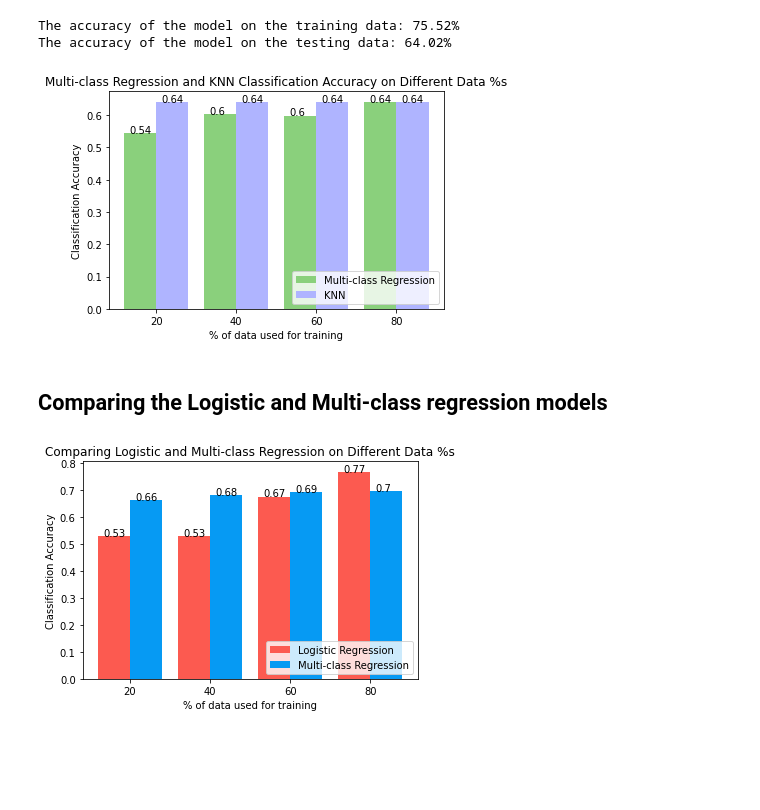
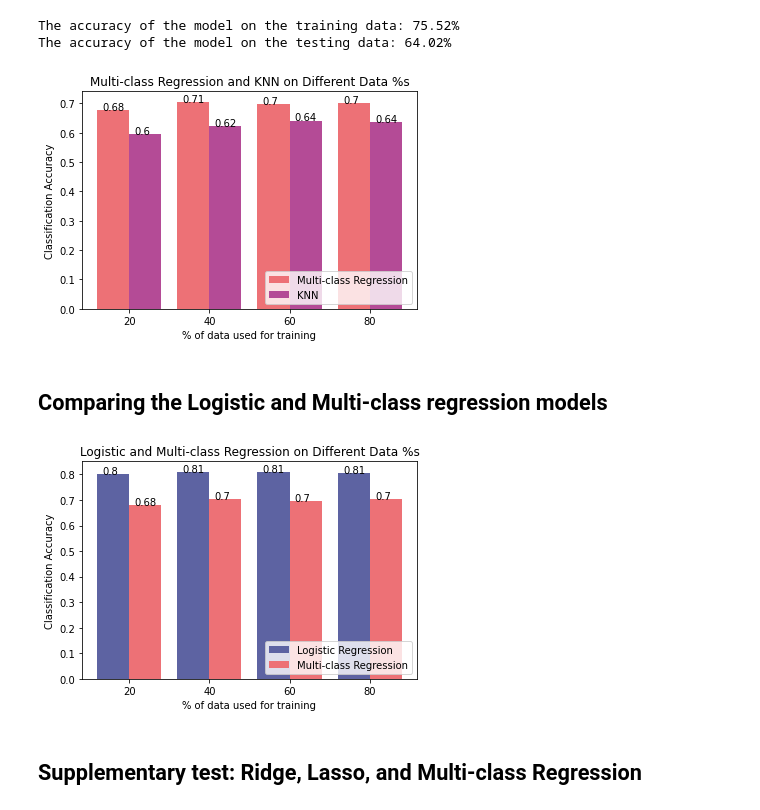
Before and after one commit to faithrts/ML-Intro, a Jupyter notebook: A2_Draft.ipynb, the cells around one changed output. Saved outputs shown, nothing was run; the diff lists cells and outputs as text; code cells hidden in the pictures; blank space fills up the shorter version.

```diff
--- a/A2_Draft.ipynb
+++ b/A2_Draft.ipynb
@@ -1020,26 +1145,26 @@ def comparative_bar_plot(model_one_values, model_two_values, model, percentages)
     title = model + ' and KNN ' + relevant_metric + ' on Different Data %s'
     model_one = model
     model_two = "KNN"
-    col_one = 'r'
-    col_two = 'b'
+    col_one = '#5D63A2'
+    col_two = '#b44b96'
 
   elif model == "Multi-class Regression":
     relevant_metric = "Classification Accuracy"
-    title = model + ' and KNN ' + relevant_metric + ' on Different Data %s'
+    title = model + ' and KNN on Different Data %s'
     model_one = model
     model_two = "KNN"
-    col_one = '#8ad07c'
-    col_two = '#AFB4FF'
+    col_one = '#ED7176'
+    col_two = '#b44b96'
 
   # we assume logistic regression is always model_one, if it's one of the two
   # models being considered
   elif model == "Both":
     relevant_metric = 'Classification Accuracy'
-    title = 'Comparing Logistic and Multi-class Regression on Different Data %s'
+    title = 'Logistic and Multi-class Regression on Different Data %s'
     model_one = "Logistic Regression"
     model_two = "Multi-class Regression"
-    col_one = '#fc5a50'
-    col_two = '#069af3'
+    col_one = '#5D63A2'
+    col_two = '#ED7176'
 
   N = np.arange(len(percentages))
 
@@ -1104,9 +1238,10 @@ def evaluate_log_acc(x_train, y_train, x_test, y_test, silent = True, learning_r
   return train_acc, test_acc
 # %%
-def evaluate_mult_acc(x_train, y_train, x_test, y_test, silent = True, learning_rate = 0.001):
+def evaluate_mult_acc(x_train, y_train, x_test, y_test, x_valid = None, y_valid = None, maxiter = 1000, silent = True):
   D = x_train.shape[1]
   C = y_train.shape[1]
-  multi_reg = MultinomialLogistic(D, C).fit(x_train, y_train, lr = learning_rate)
+
+  multi_reg, losses, validlosses = MultinomialLogistic(D, C).fit(x_train, y_train, x_valid = x_valid, y_valid = y_valid, lr = 0.001, niter = maxiter, graphing = True)
 
   # the following returns the probability of each class
   y_train_prob = multi_reg.predict(x_train)
@@ -1124,8 +1259,26 @@ def evaluate_mult_acc(x_train, y_train, x_test, y_test, silent = True, learning_
   test_acc = evaluate_acc(y_test_pred, y_test_unencode)
 
   if not silent:
-    # print(f'The learning rate is {learning_rate}')
     print("The accuracy of the model on the training data: " + str(round((train_acc * 100), 2)) + "%")
     print("The accuracy of the model on the testing data: " + str(round((test_acc * 100), 2)) + "%")
 
+    #plotting
+    losses = losses[losses!=0] #eliminates empty losses when stopping criteria is met (ie the zeroes (non initialized losses) are not graphed)
+
+    plt.figure(figsize=(8,4))
+    plt.plot(np.array(range(len(losses))), losses/x_train.shape[0], label='Training cross-entropy loss', color = '#ED7176')
+    plt.ylabel("Cross-entropy loss")
+    plt.xlabel("Iteration")
+    plt.title("Loss Convergence of Multi-class Logistic Regression")
+
+    plt.legend()
+
+  if np.any(validlosses!=0):
+    validlosses= validlosses[validlosses!=0]
+    optimal_niter = validlosses.argmin() #used to graph a vertical line showing where minimum validation loss is achieved
+    plt.axvline(x=optimal_niter, label=f"Minimum CE loss at {optimal_niter} iterations", color = '#8A84E2')
+    plt.plot(np.array(range(len(validlosses))), validlosses/x_valid.shape[0], label='Validation cross-entropy loss', color = '#79BEEE')
+
+    plt.legend()
+
   return train_acc, test_acc
@@ -1149,7 +1302,7 @@ def knn_compare_mult_acc(x_train, y_train, x_test, y_test):
   mult_acc = evaluate_mult_acc(x_train, y_train, x_test, y_test)[1]
 
   ''' using knn '''
-  knn_acc = run_KNN(x_train, y_train, x_test, y_test)[1]
+  knn_acc = encoded_run_KNN(x_train, y_train, x_test, y_test)[1]
 
   return mult_acc, knn_acc
 # %%
@@ -1378,19 +1664,21 @@ The accuracy of the model on the testing data: 64.02%
 # %%
 ### comparing multiclass and knn on different train data %s
 
-mult_accs, knn_accs = percentages_knn_compare_mult_acc(x_train_shuf_twenty, y_train_shuf_twenty, x_test_twenty, y_test_twenty, [20, 40, 60, 80])
+mult_accs, knn_accs = percentages_knn_compare_mult_acc(x_train_shuf_twenty, y_train_shuf_twenty, x_test_stan_twenty, y_test_twenty, [20, 40, 60, 80])
 comparative_bar_plot(mult_accs, knn_accs, "Multi-class Regression", [20, 40, 60, 80])
 # %% [output]
-[figure, old version]
+[figure, new version]
 # %% [markdown]
 ## Comparing the Logistic and Multi-class regression models
 # %%
 ### comparing the classification accuracies of both models we implemented
 
-log_data = [x_train_20_IMDB, y_train_20_IMDB, x_test_20_IMDB, y_test_20_IMDB]
-mult_data = [x_train_stan_twenty, y_train_twenty, x_test_stan_twenty, y_test_twenty]
+log_data = [x_train_shuf_IMDB, y_train_shuf_IMDB, x_test_IMDB, y_test_IMDB]
+mult_data = [x_train_shuf_twenty, y_train_shuf_twenty, x_test_stan_twenty, y_test_twenty]
 
 log_acc, mult_acc = percentages_compare_acc(log_data, mult_data, [20, 40, 60, 80])
 comparative_bar_plot(log_acc, mult_acc, 'Both', [20, 40, 60, 80])
 # %% [output]
-[figure, old version]
+[figure, new version]
+# %% [markdown]
+## Supplementary test: Ridge, Lasso, and Multi-class Regression
```
Also changed, not shown: parts of 59 cells of this notebook.
